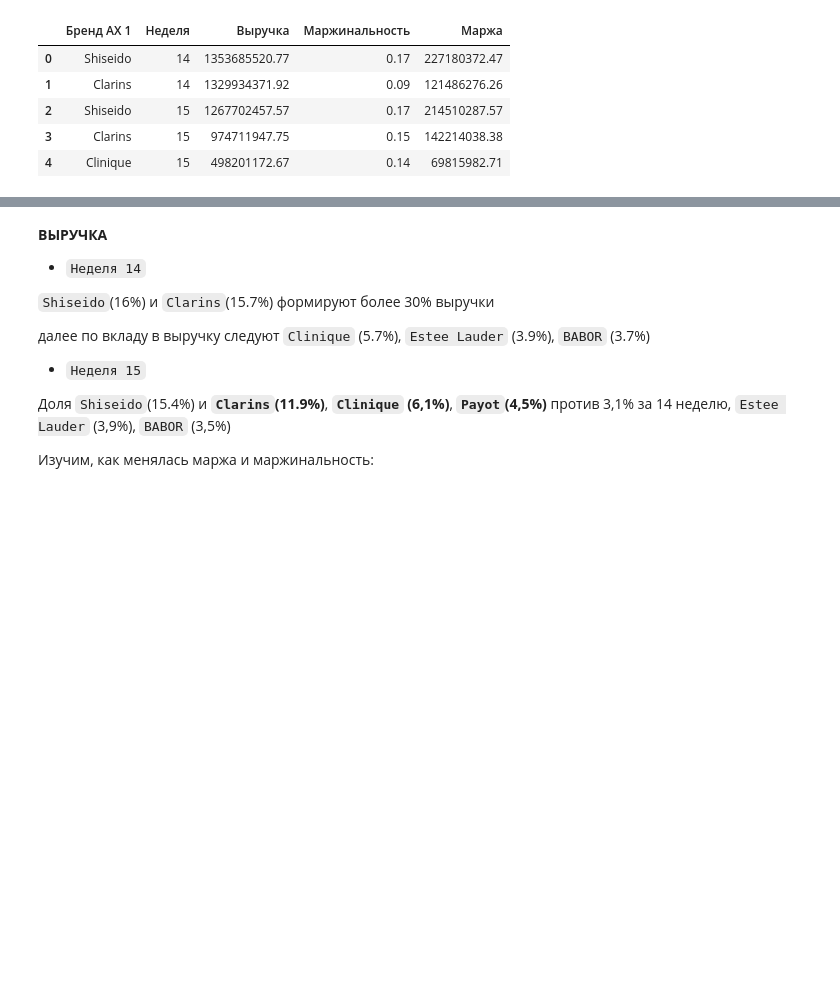
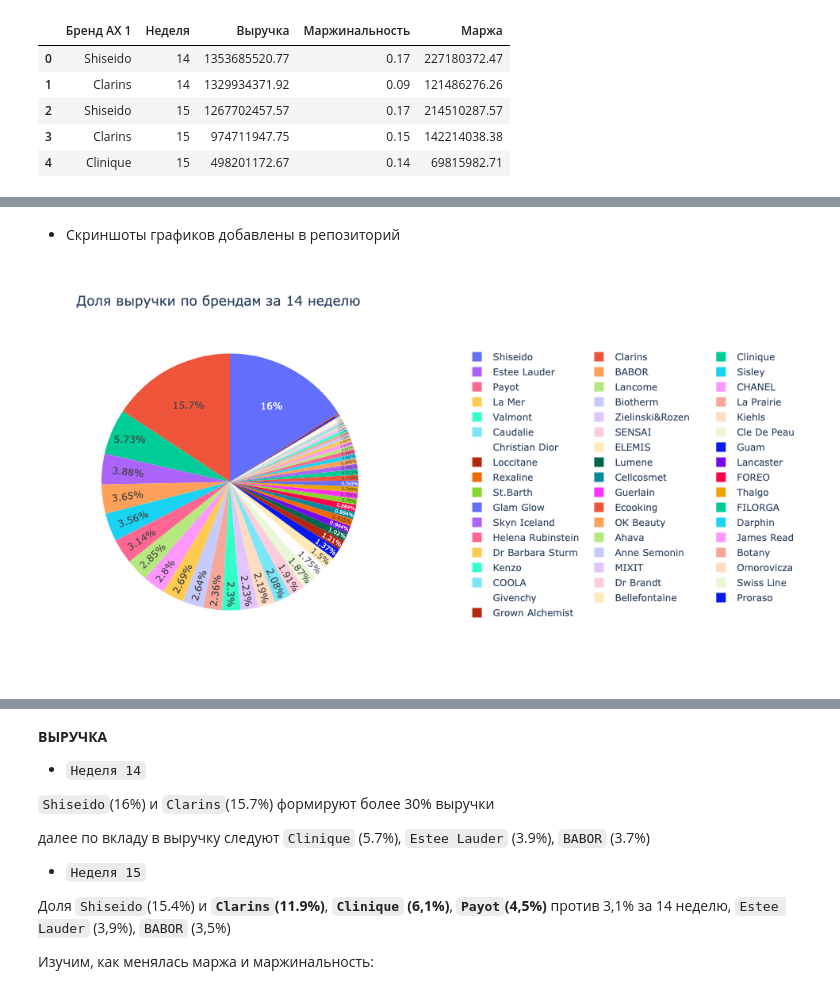
Before and after one commit to DrKaate/Test_data_atalyst_ga, a Jupyter notebook: gold_apple_zelenina_da.ipynb, the cells around one changed output, grey strips where cells are left out. Saved outputs shown, nothing was run; the diff lists cells and outputs as text; code cells hidden in the pictures; blank space fills up the shorter version.

Commit message:
add plot images

```diff
--- a/gold_apple_zelenina_da.ipynb
+++ b/gold_apple_zelenina_da.ipynb
@@ -297,6 +298,12 @@ fig.update_layout(legend=dict(orientation="h", y=1.0, x=1.4))
 fig.show()
 # %% [output]
 [interactive output not drawn]
+# %% [markdown]
+* Скриншоты графиков добавлены в репозиторий
+# %%
+Image('2_1.png')
+# %% [output]
+[figure, added]
 # %%
 #определим вклад каджого бренда в недельную выручку за 15 неделю
 fig = px.pie(df_week_15, values='Выручка', names='Бренд AX 1', title='Доля выручки по брендам за 15 неделю')
```
Also changed, not shown: parts of 10 cells of this notebook, 6 other files.
